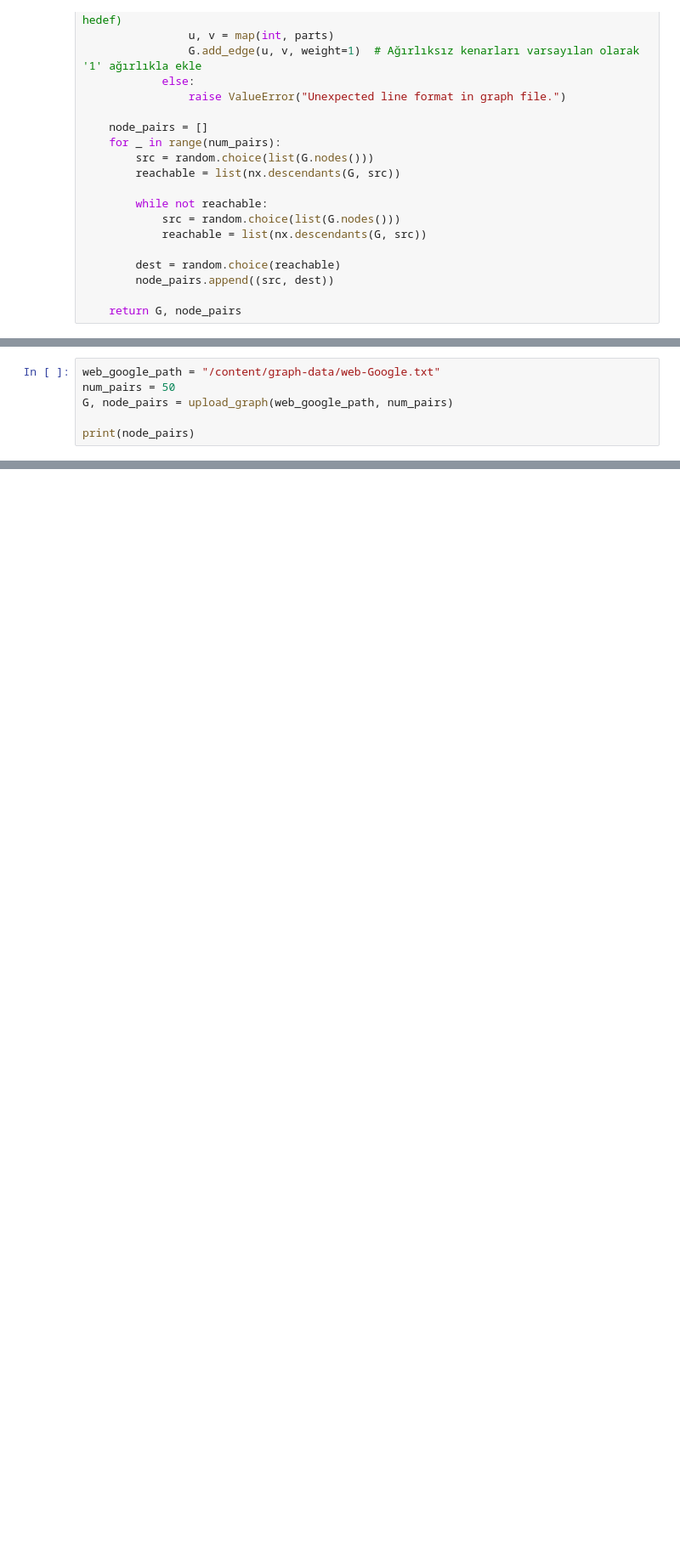
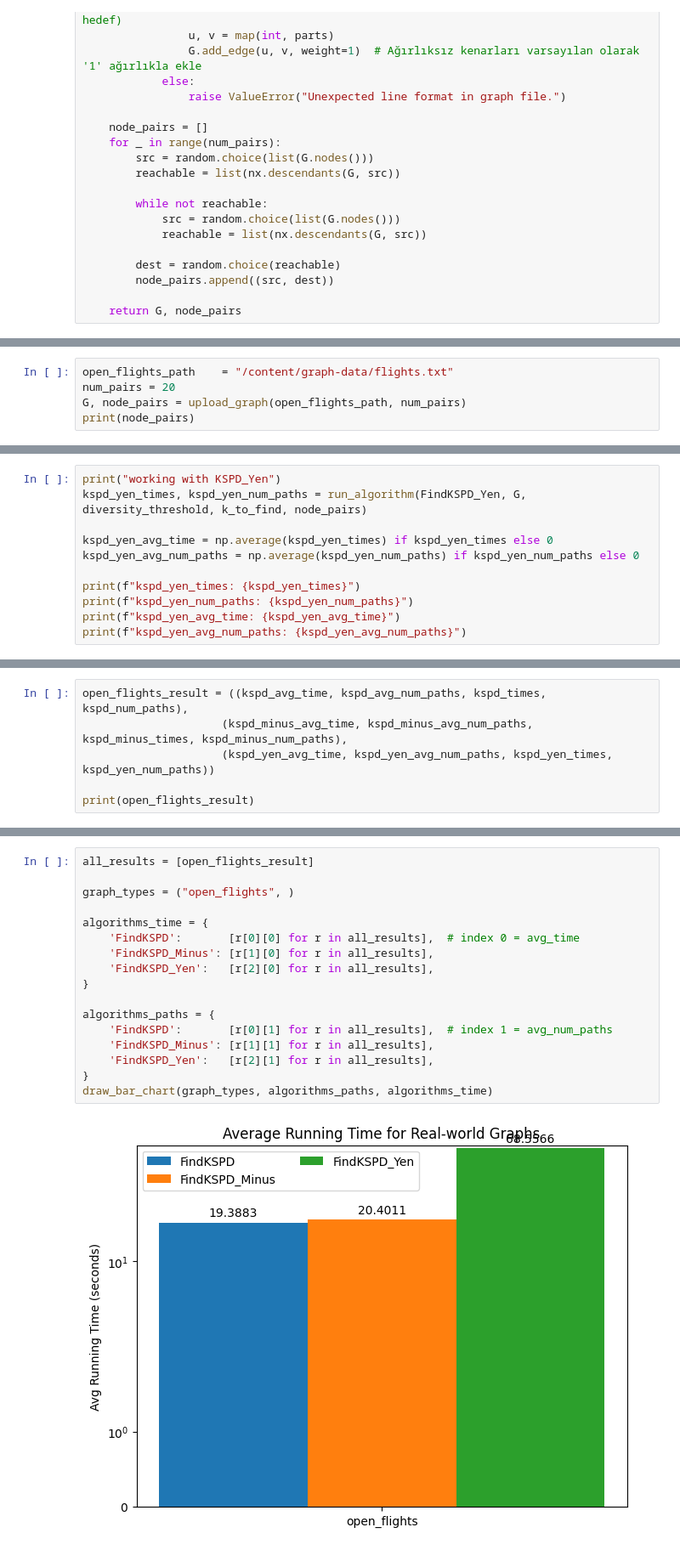
Before and after one commit to eliftufekci/k_shortest_path_with_diversity, a Jupyter notebook: comparison1.ipynb, the cells around one changed output, grey strips where cells are left out. Shown at 85% size. Drawn from its saved outputs; the diff is of its cells as text; blank space fills up the shorter version.

```diff
--- a/comparison1.ipynb
+++ b/comparison1.ipynb
@@ -97,7 +79,6 @@ Done: /content/graph-data/USA-road-d.COL.gr
 # %%
-web_google_path = "/content/graph-data/web-Google.txt"
-num_pairs = 50
-G, node_pairs = upload_graph(web_google_path, num_pairs)
-
+open_flights_path    = "/content/graph-data/flights.txt"
+num_pairs = 20
+G, node_pairs = upload_graph(open_flights_path, num_pairs)
 print(node_pairs)
 # %% [output]
@@ -162,0 +144,11 @@ kspd_minus_avg_num_paths: 170.84
+# %%
+print("working with KSPD_Yen")
+kspd_yen_times, kspd_yen_num_paths = run_algorithm(FindKSPD_Yen, G, diversity_threshold, k_to_find, node_pairs)
+
+kspd_yen_avg_time = np.average(kspd_yen_times) if kspd_yen_times else 0
+kspd_yen_avg_num_paths = np.average(kspd_yen_num_paths) if kspd_yen_num_paths else 0
+
+print(f"kspd_yen_times: {kspd_yen_times}")
+print(f"kspd_yen_num_paths: {kspd_yen_num_paths}")
+print(f"kspd_yen_avg_time: {kspd_yen_avg_time}")
+print(f"kspd_yen_avg_num_paths: {kspd_yen_avg_num_paths}")
@@ -162,0 +173,6 @@ kspd_minus_avg_num_paths: 170.84
+# %%
+open_flights_result = ((kspd_avg_time, kspd_avg_num_paths, kspd_times, kspd_num_paths),
+                     (kspd_minus_avg_time, kspd_minus_avg_num_paths, kspd_minus_times, kspd_minus_num_paths),
+                     (kspd_yen_avg_time, kspd_yen_avg_num_paths, kspd_yen_times, kspd_yen_num_paths))
+
+print(open_flights_result)
@@ -162,0 +181,19 @@ kspd_minus_avg_num_paths: 170.84
+# %%
+all_results = [open_flights_result]
+
+graph_types = ("open_flights", )
+
+algorithms_time = {
+    'FindKSPD':       [r[0][0] for r in all_results],  # index 0 = avg_time
+    'FindKSPD_Minus': [r[1][0] for r in all_results],
+    'FindKSPD_Yen':   [r[2][0] for r in all_results],
+}
+
+algorithms_paths = {
+    'FindKSPD':       [r[0][1] for r in all_results],  # index 1 = avg_num_paths
+    'FindKSPD_Minus': [r[1][1] for r in all_results],
+    'FindKSPD_Yen':   [r[2][1] for r in all_results],
+}
+draw_bar_chart(graph_types, algorithms_paths, algorithms_time)
+# %% [output]
+[figure, added]
```
Also changed, not shown: parts of 41 cells of this notebook, 1 other file.
